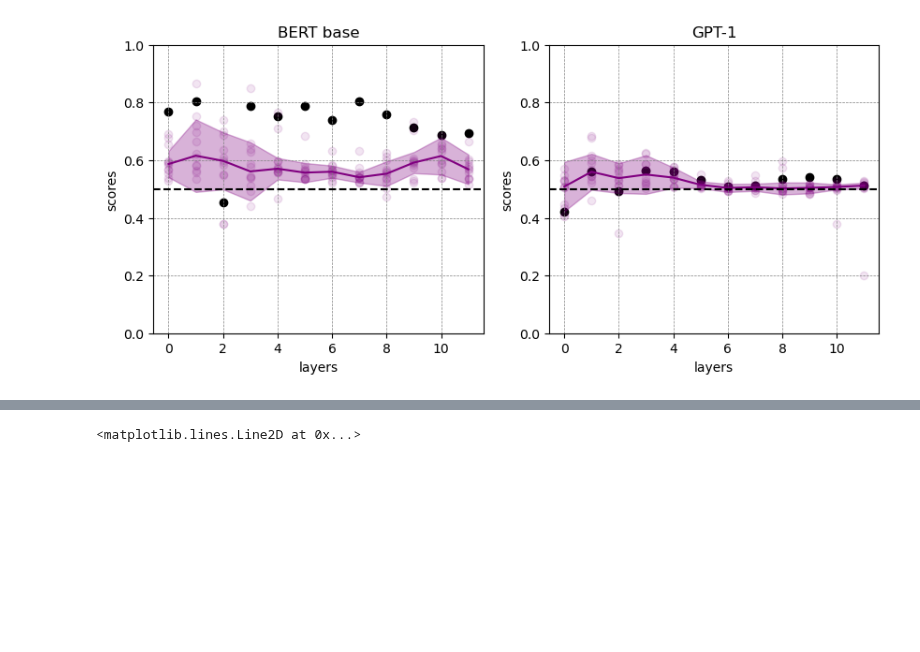
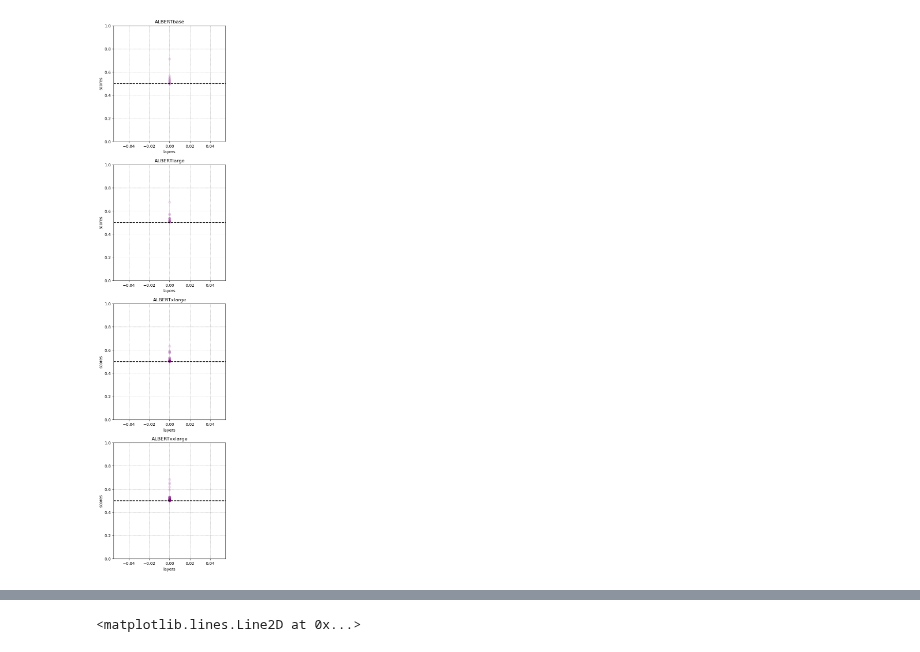
Before and after one commit to matteosaponati/attention-geometry, a Jupyter notebook: figures/BERT-GPT-scores-layers.ipynb, the cells around one changed output, grey strips where cells are left out. Saved outputs shown, nothing was run; the diff lists cells and outputs as text; code cells hidden in the pictures; blank space fills up the shorter version.

```diff
--- a/figures/BERT-GPT-scores-layers.ipynb
+++ b/figures/BERT-GPT-scores-layers.ipynb
@@ -3,23 +3,3 @@ import pickle
 import numpy as np
 from scipy.stats import sem, iqr
 import matplotlib.pyplot as plt
-# %%
-with open('../_data/fig_scores/BERT-query-key.pkl', 'rb') as file:
-    models = pickle.load(file)
-
-BERTbase = models['BERTbase'][-2]**2
-
-with open('../_data/fig_scores/BERT-query-key-full.pkl', 'rb') as file:
-    models = pickle.load(file)
-
-BERTbase_full = models['BERTbase'][-2]**2
-
-with open('../_data/fig_scores/GPT-query-key.pkl', 'rb') as file:
-    models = pickle.load(file)
-
-GPT1 = models['GPT'][-2]**2
-
-with open('../_data/fig_scores/GPT-query-key-full.pkl', 'rb') as file:
-    models = pickle.load(file)
-
-GPT1_full = models['GPT'][-2]**2
@@ -26,43 +199,32 @@ GPT1_full = models['GPT'][-2]**2
 # %%
-plt.figure(figsize=(10,4))
+# get value-out scores for ALBERT models calculated on each head
 
-plt.subplot(1,2,1)
+with open('../_data/fig_scores/ALBERT-value-out.pkl', 'rb') as file:
+    models = pickle.load(file)
 
-plt.scatter(np.arange(BERTbase_full.shape[0]),BERTbase_full,color='black')
+names = list(models.keys())
 
-plt.plot(np.arange(BERTbase.shape[0]),np.median(BERTbase,axis=1),color='purple')
-plt.fill_between(np.arange(BERTbase.shape[0]),
-                 np.median(BERTbase,axis=1)+ iqr(BERTbase,axis=1),
-                 np.median(BERTbase,axis=1)- iqr(BERTbase,axis=1),
+plt.figure(figsize=(5,6 * len(names)))
+
+for i, name in enumerate(names):
+
+    plt.subplot(len(names),1,i+1)
+
+    model = models[name][-2]**2
+
+    plt.plot(np.arange(model.shape[0]),np.median(model,axis=1),color='purple')
+    plt.fill_between(np.arange(model.shape[0]),
+                 np.median(model,axis=1)+ iqr(model,axis=1),
+                 np.median(model,axis=1)- iqr(model,axis=1),
                  color='purple',alpha=.3)
 
-for layer in range(BERTbase.shape[0]):
-    plt.scatter(layer*np.ones(BERTbase.shape[1]),BERTbase[layer,:],color='purple',alpha=.1)
+    for layer in range(model.shape[0]):
+        plt.scatter(layer*np.ones(model.shape[1]),model[layer,:],color='purple',alpha=.1)
 
-plt.grid(color = 'gray', linestyle = '--', linewidth = 0.5)
-plt.title('BERT base')
-plt.ylabel('scores')
-plt.xlabel('layers')
-plt.ylim(0,1)
-plt.axhline(y=.5,color='k',linestyle='dashed')
-
-plt.subplot(1,2,2)
-
-plt.scatter(np.arange(GPT1_full.shape[0]),GPT1_full,color='black')
-
-plt.plot(np.arange(GPT1.shape[0]),np.median(GPT1,axis=1),color='purple')
-plt.fill_between(np.arange(GPT1.shape[0]),
-                 np.median(GPT1,axis=1)+ iqr(GPT1,axis=1),
-                 np.median(GPT1,axis=1)- iqr(GPT1,axis=1),
-                 color='purple',alpha=.3)
-
-for layer in range(GPT1.shape[0]):
-    plt.scatter(layer*np.ones(GPT1.shape[1]),GPT1[layer,:],color='purple',alpha=.1)
-
-plt.grid(color = 'gray', linestyle = '--', linewidth = 0.5)
-plt.title('GPT-1')
-plt.ylabel('scores')
-plt.xlabel('layers')
-plt.ylim(0,1)
-plt.axhline(y=.5,color='k',linestyle='dashed')
+    plt.grid(color = 'gray', linestyle = '--', linewidth = 0.5)
+    plt.title(name)
+    plt.ylabel('scores')
+    plt.xlabel('layers')
+    plt.ylim(0,1)
+    plt.axhline(y=.5,color='k',linestyle='dashed')
 # %% [output]
@@ -70 +231 @@ plt.axhline(y=.5,color='k',linestyle='dashed')
-[figure, old version]
+[figure, new version]
```
Also changed, not shown: parts of 8 cells of this notebook.
